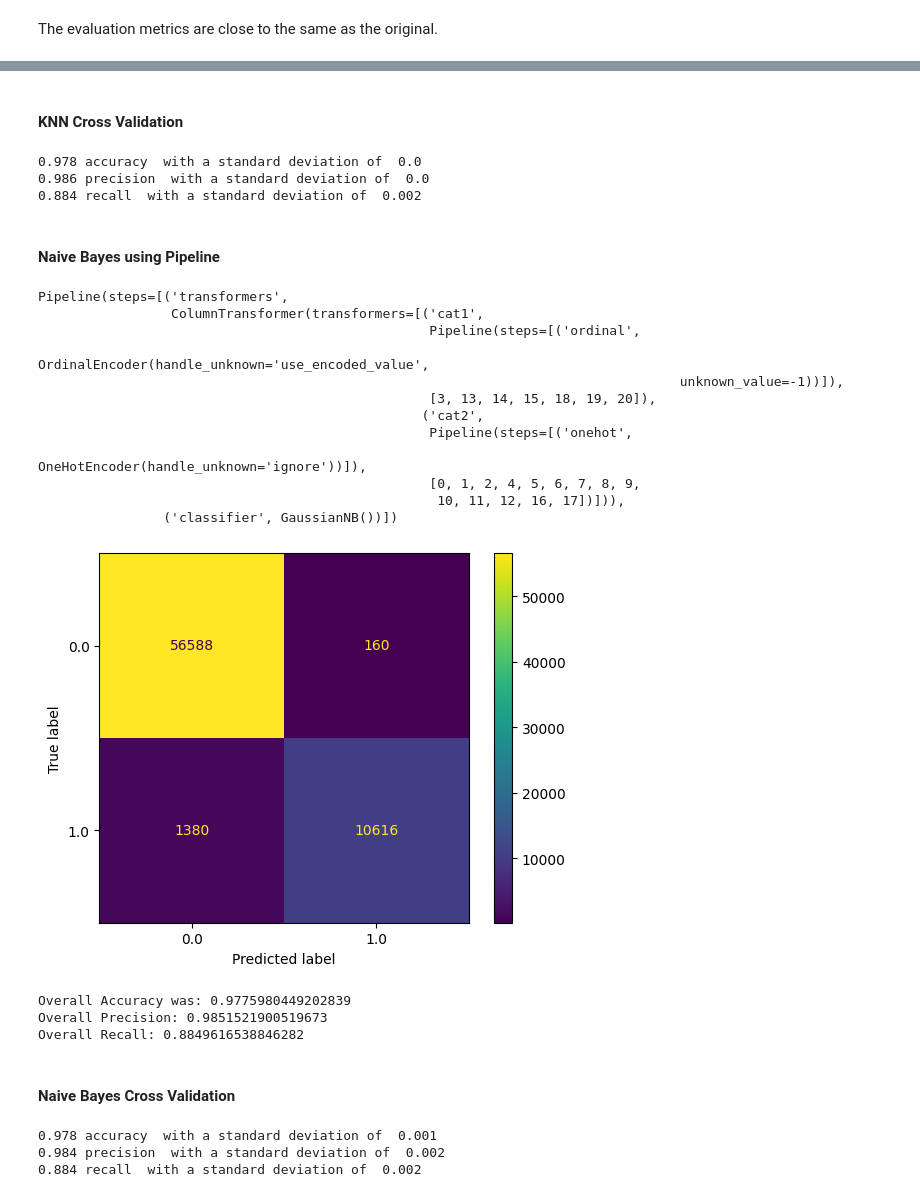
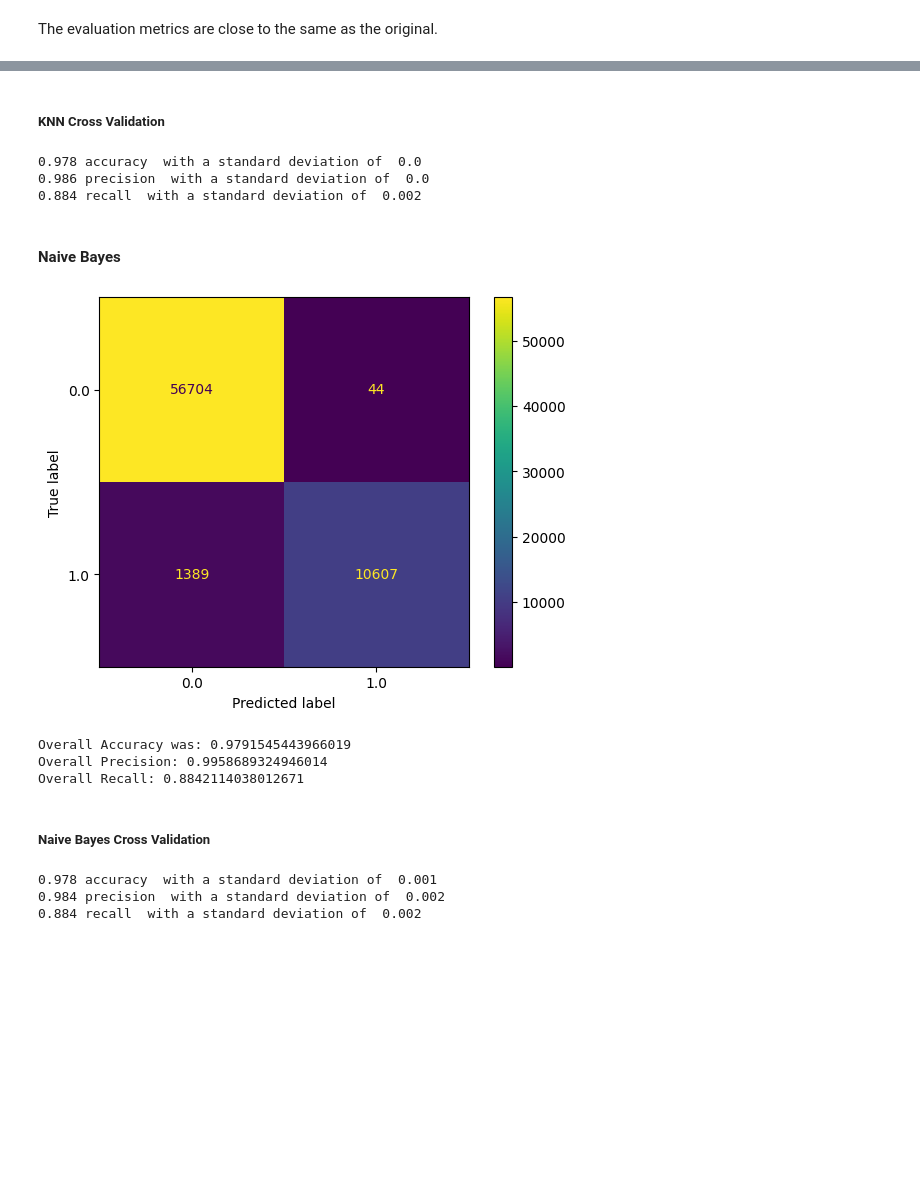
Before and after one commit to CoreyJiaJinHe/DataAnalysisProject, a Jupyter notebook: jupyterlab files/Diabetes.ipynb, the cells around one changed output, grey strips where cells are left out. Saved outputs shown, nothing was run; the diff lists cells and outputs as text; code cells hidden in the pictures; blank space fills up the shorter version.

```diff
--- a/jupyterlab files/Diabetes.ipynb
+++ b/jupyterlab files/Diabetes.ipynb
@@ -948,5 +887,7 @@ Pipeline(steps=[('transformers',
 # %%
-KNNmodel= pipeline.fit(X_train, y_train)
+from sklearn.neighbors import KNeighborsClassifier
+KNNmodel = KNeighborsClassifier(n_neighbors=3)
+KNNmodel.fit(X_train, y_train)
 predictions = KNNmodel.predict(X_test)
 evaluatemodel(predictions,KNNmodel)
 # %% [output]
@@ -957,5 +898,5 @@ Overall Recall: 0.8842114038012671
 # %% [markdown]
-<h4>KNN Cross Validation</h4>
+<h5>KNN Cross Validation</h5>
 # %%
 scores = cross_validate(KNNmodel, X_train, y_train, cv=5,scoring=scoring)
 for x in scoring:
@@ -966,36 +907,21 @@ for x in scoring:
 0.986 precision  with a standard deviation of  0.0
 0.884 recall  with a standard deviation of  0.002
 # %% [markdown]
-<h4>Naive Bayes using Pipeline</h4>
+<h4>Naive Bayes</h4>
 # %%
 from sklearn.naive_bayes import GaussianNB
 nb_model = GaussianNB()
-pipeline = Pipeline(steps=[('transformers', feature_transformer), ('classifier', nb_model)])
-pipeline
+NaiveBayes=GaussianNB()
+NaiveBayes.fit(X_train,y_train)
+predictions1 = NaiveBayes.predict(X_test)
+evaluatemodel(predictions1,NaiveBayes)
 # %% [output]
+[figure, added]
-Pipeline(steps=[('transformers',
-                 ColumnTransformer(transformers=[('cat1',
-                                                  Pipeline(steps=[('ordinal',
-                                                                   OrdinalEncoder(handle_unknown='use_encoded_value',
-                                                                                  unknown_value=-1))]),
-                                                  [3, 13, 14, 15, 18, 19, 20]),
-                                                 ('cat2',
-                                                  Pipeline(steps=[('onehot',
-                                                                   OneHotEncoder(handle_unknown='ignore'))]),
-                                                  [0, 1, 2, 4, 5, 6, 7, 8, 9,
-                                                   10, 11, 12, 16, 17])])),
-                ('classifier', GaussianNB())])
+Overall Accuracy was: 0.9791545443966019
+Overall Precision: 0.9958689324946014
+Overall Recall: 0.8842114038012671
-# %%
-NaiveBayes = pipeline.fit(X_train, y_train)
-predictions1 = NaiveBayes.predict(X_test)
-evaluatemodel(predictions1,NaiveBayes)
-# %% [output]
-[figure, removed]
-Overall Accuracy was: 0.9775980449202839
-Overall Precision: 0.9851521900519673
-Overall Recall: 0.8849616538846282
 # %% [markdown]
-<h4>Naive Bayes Cross Validation</h4>
+<h5>Naive Bayes Cross Validation</h5>
 # %%
 scores = cross_validate(NaiveBayes, X_train, y_train, cv=5,scoring=scoring)
 for x in scoring:
```
Also changed, not shown: parts of 28 cells of this notebook, 4 other files.
